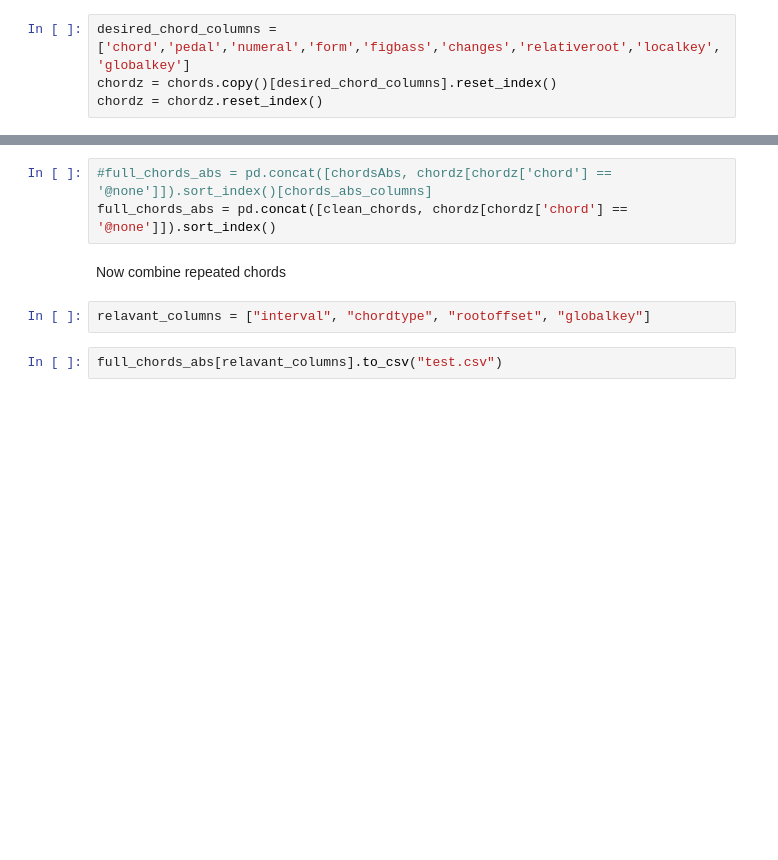
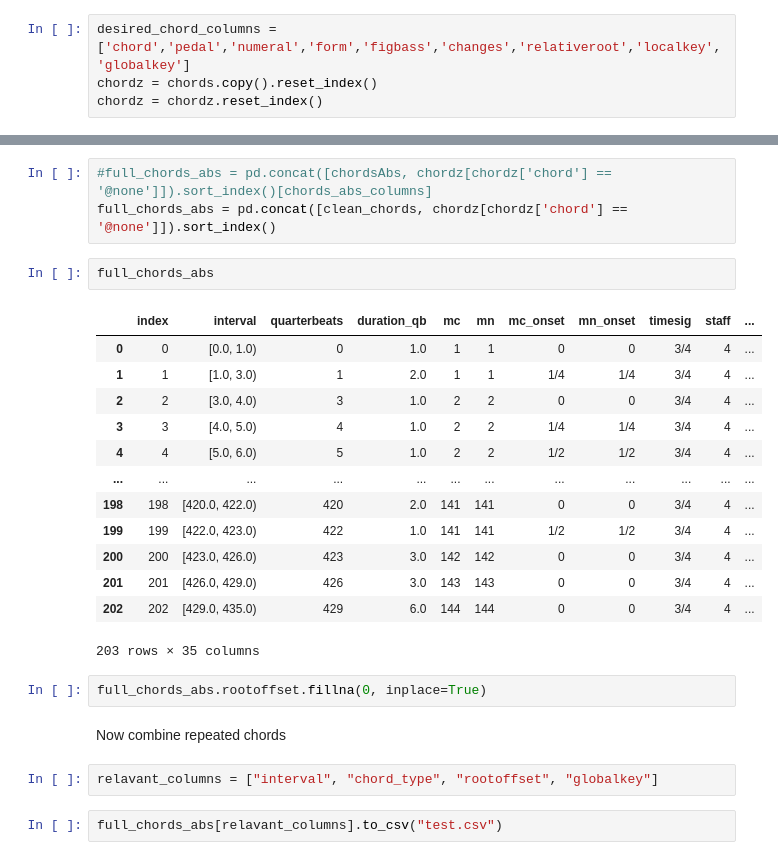
Before and after one commit to judah-daniels/protovoices-haskell, a Jupyter notebook: preprocessing/preprocess.ipynb, the cells around one changed output, grey strips where cells are left out. Drawn from its saved outputs; the diff is of its cells as text; blank space fills up the shorter version.

```diff
--- a/preprocessing/preprocess.ipynb
+++ b/preprocessing/preprocess.ipynb
@@ -92,7 +94,7 @@ chords = labels.loc[('ABC', 'n01op18-1_03')]
 # Translate labels to absolute pitches
 # %%
 desired_chord_columns = ['chord','pedal','numeral','form','figbass','changes','relativeroot','localkey','globalkey']
-chordz = chords.copy()[desired_chord_columns].reset_index()
+chordz = chords.copy().reset_index()
 chordz = chordz.reset_index()
 # %%
 chords_abs_columns = ['chord', 'globalkey','globalkey_is_minor']
@@ -136,10 +159,28 @@ Recombine the segments with @None labels
 # %%
 #full_chords_abs = pd.concat([chordsAbs, chordz[chordz['chord'] == '@none']]).sort_index()[chords_abs_columns]
 full_chords_abs = pd.concat([clean_chords, chordz[chordz['chord'] == '@none']]).sort_index()
+# %%
+full_chords_abs
+# %% [output]
+|  | index | interval | quarterbeats | duration_qb | mc | mn | mc_onset | mn_onset | timesig | staff | ... |
+| 0 | 0 | [0.0, 1.0) | 0 | 1.0 | 1 | 1 | 0 | 0 | 3/4 | 4 | ... |
+| 1 | 1 | [1.0, 3.0) | 1 | 2.0 | 1 | 1 | 1/4 | 1/4 | 3/4 | 4 | ... |
+| 2 | 2 | [3.0, 4.0) | 3 | 1.0 | 2 | 2 | 0 | 0 | 3/4 | 4 | ... |
+| 3 | 3 | [4.0, 5.0) | 4 | 1.0 | 2 | 2 | 1/4 | 1/4 | 3/4 | 4 | ... |
+| 4 | 4 | [5.0, 6.0) | 5 | 1.0 | 2 | 2 | 1/2 | 1/2 | 3/4 | 4 | ... |
+| ... | ... | ... | ... | ... | ... | ... | ... | ... | ... | ... | ... |
+| 198 | 198 | [420.0, 422.0) | 420 | 2.0 | 141 | 141 | 0 | 0 | 3/4 | 4 | ... |
+| 199 | 199 | [422.0, 423.0) | 422 | 1.0 | 141 | 141 | 1/2 | 1/2 | 3/4 | 4 | ... |
+| 200 | 200 | [423.0, 426.0) | 423 | 3.0 | 142 | 142 | 0 | 0 | 3/4 | 4 | ... |
+| 201 | 201 | [426.0, 429.0) | 426 | 3.0 | 143 | 143 | 0 | 0 | 3/4 | 4 | ... |
+| 202 | 202 | [429.0, 435.0) | 429 | 6.0 | 144 | 144 | 0 | 0 | 3/4 | 4 | ... |
+203 rows × 35 columns
+# %%
+full_chords_abs.rootoffset.fillna(0, inplace=True)
 # %% [markdown]
 Now combine repeated chords
 # %%
-relavant_columns = ["interval", "chordtype", "rootoffset", "globalkey"]
+relavant_columns = ["interval", "chord_type", "rootoffset", "globalkey"]
 # %%
 full_chords_abs[relavant_columns].to_csv("test.csv")
 # %%
```
Also changed, not shown: parts of 12 cells of this notebook, 19 other files.
